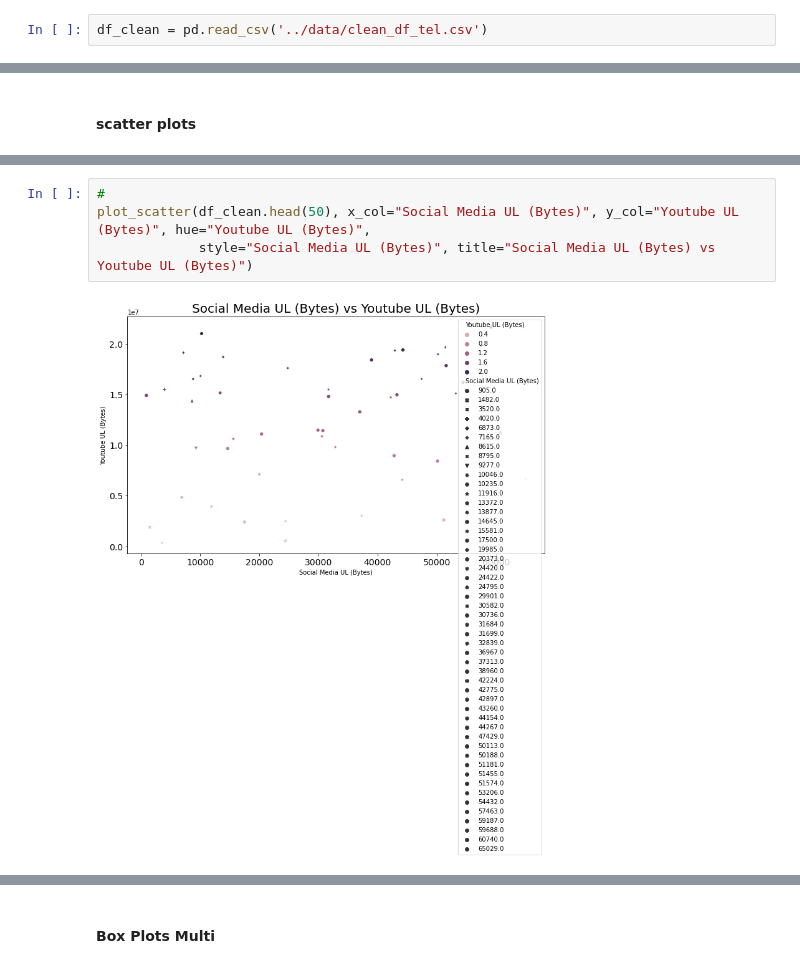
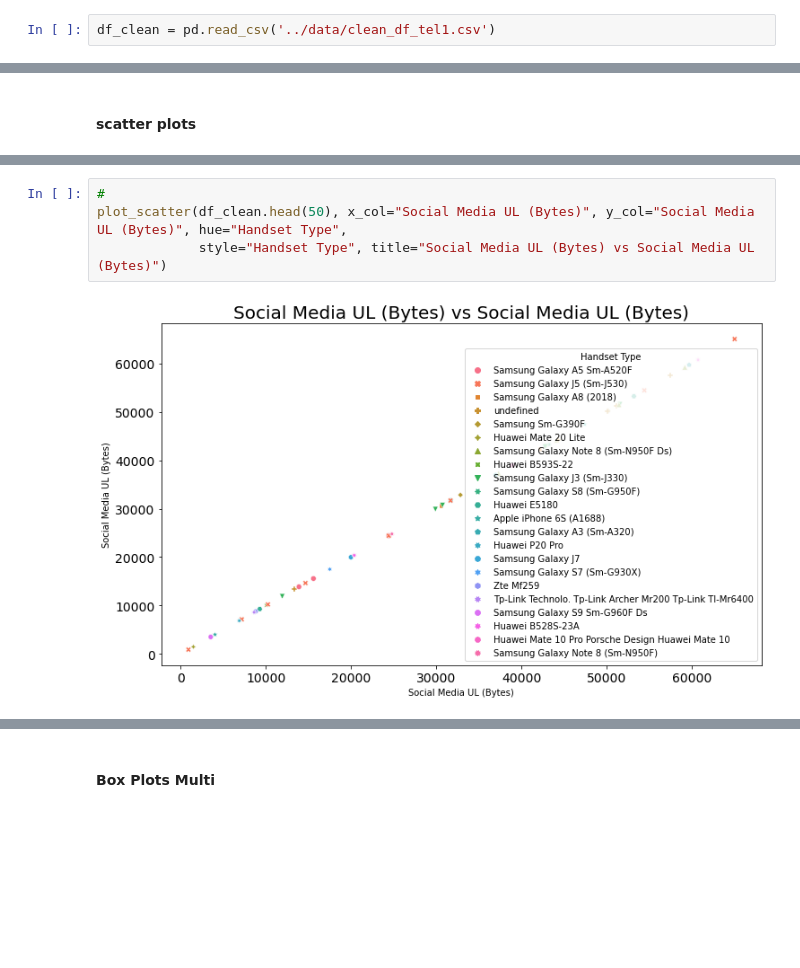
Before and after one commit to ekubay/Telecom-Data-Analysis, a Jupyter notebook: notebooks/Data_Exploration.ipynb, the cells around one changed output, grey strips where cells are left out. Saved outputs shown, nothing was run; the diff lists cells and outputs as text; blank space fills up the shorter version.

```diff
--- a/notebooks/Data_Exploration.ipynb
+++ b/notebooks/Data_Exploration.ipynb
@@ -507,7 +507,7 @@ Data Exploration or Exploratory data analysis (EDA) is an approach to analyzing
 # %%
 # I have already cleaned data here, i
 # %%
-df_clean = pd.read_csv('../data/clean_df_tel.csv')
+df_clean = pd.read_csv('../data/clean_df_tel1.csv')
 # %%
 df_clean.dtypes
 # %% [output]
@@ -675,6 +678,6 @@ plot_scatter(df_clean.head(25), x_col="Youtube DL (Bytes)", y_col="Netflix DL (B
 # %%
 #
-plot_scatter(df_clean.head(50), x_col="Social Media UL (Bytes)", y_col="Youtube UL (Bytes)", hue="Youtube UL (Bytes)",
-             style="Social Media UL (Bytes)", title="Social Media UL (Bytes) vs Youtube UL (Bytes)")
+plot_scatter(df_clean.head(50), x_col="Social Media UL (Bytes)", y_col="Social Media UL (Bytes)", hue="Handset Type",
+             style="Handset Type", title="Social Media UL (Bytes) vs Social Media UL (Bytes)")
 # %% [output]
-[figure, old version]
+[figure, new version]
```
Also changed, not shown: parts of 7 cells of this notebook.
